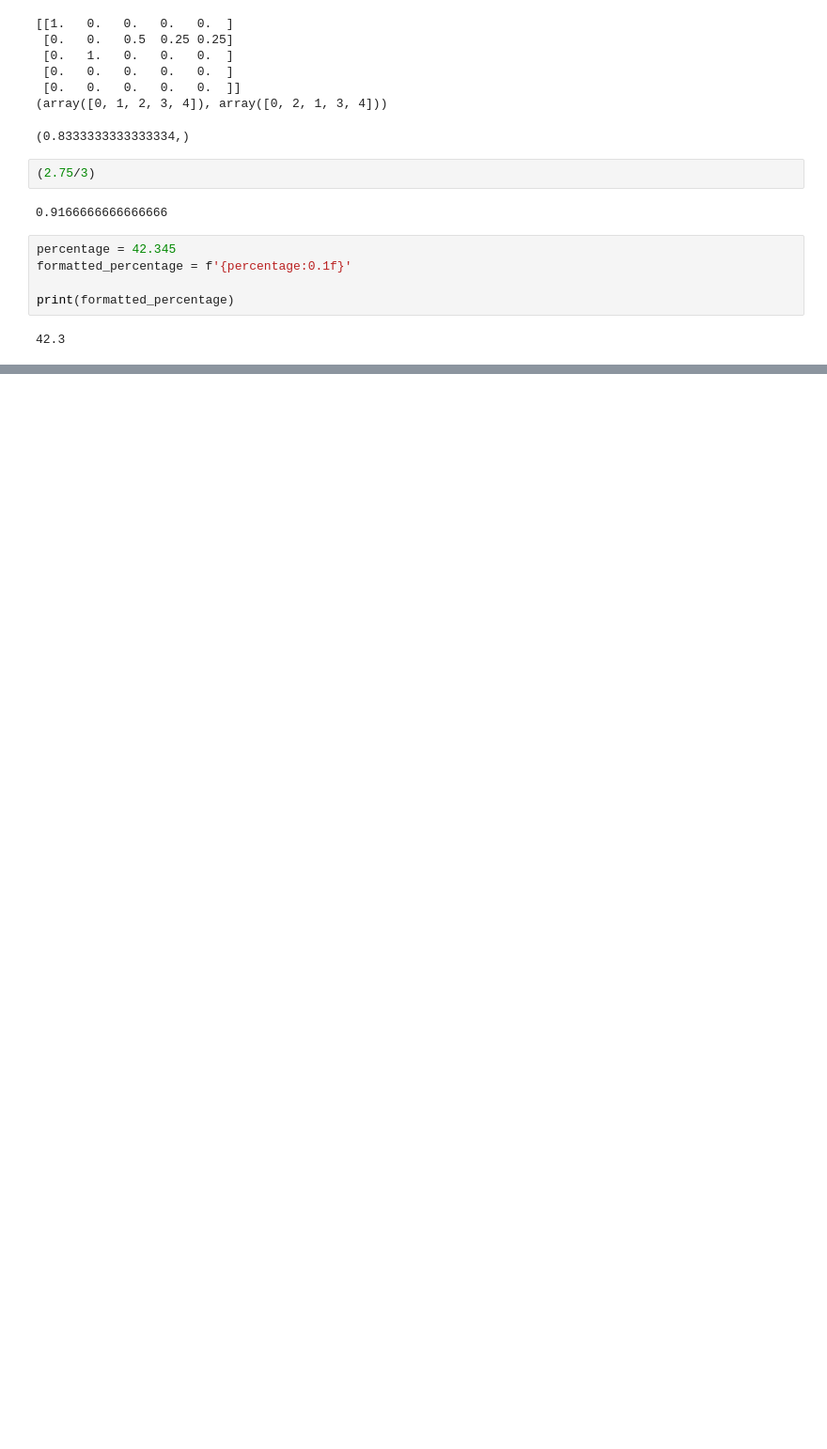
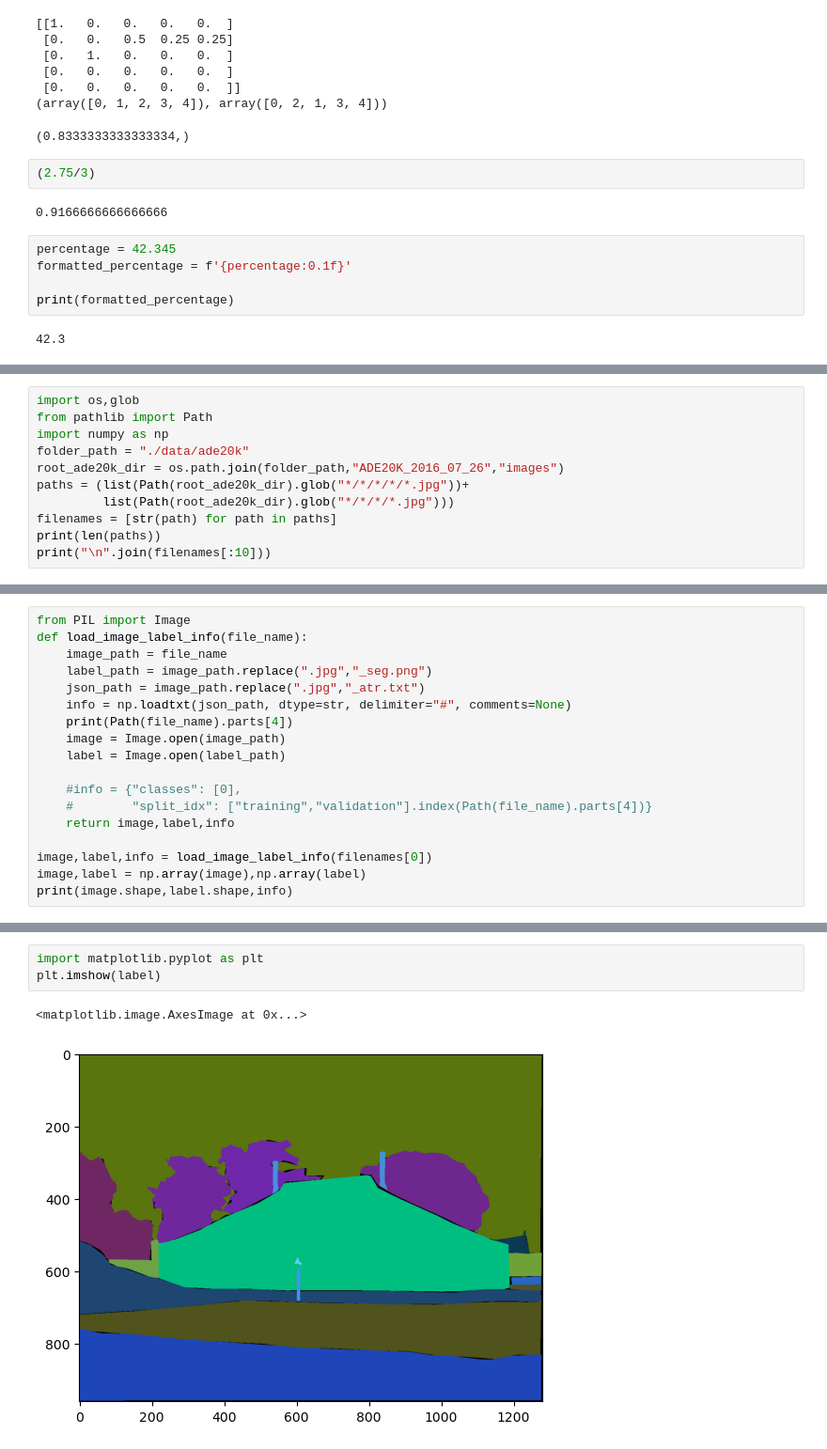
Before and after one commit to JakobLC/diffusion2, a Jupyter notebook: test_script.ipynb, the cells around one changed output, grey strips where cells are left out. Shown at 94% size. Saved outputs shown, nothing was run; the diff lists cells and outputs as text; blank space fills up the shorter version.

Commit message:
data complete

```diff
--- a/test_script.ipynb
+++ b/test_script.ipynb
@@ -307,0 +353,11 @@ True
+# %%
+import os,glob
+from pathlib import Path
+import numpy as np
+folder_path = "./data/ade20k"
+root_ade20k_dir = os.path.join(folder_path,"ADE20K_2016_07_26","images")
+paths = (list(Path(root_ade20k_dir).glob("*/*/*/*/*.jpg"))+
+         list(Path(root_ade20k_dir).glob("*/*/*/*.jpg")))
+filenames = [str(path) for path in paths]
+print(len(paths))
+print("\n".join(filenames[:10]))
@@ -307,0 +376,18 @@ True
+# %%
+from PIL import Image
+def load_image_label_info(file_name):
+    image_path = file_name
+    label_path = image_path.replace(".jpg","_seg.png")
+    json_path = image_path.replace(".jpg","_atr.txt")
+    info = np.loadtxt(json_path, dtype=str, delimiter="#", comments=None)
+    print(Path(file_name).parts[4])
+    image = Image.open(image_path)
+    label = Image.open(label_path)
+
+    #info = {"classes": [0],
+    #        "split_idx": ["training","validation"].index(Path(file_name).parts[4])}
+    return image,label,info
+
+image,label,info = load_image_label_info(filenames[0])
+image,label = np.array(image),np.array(label)
+print(image.shape,label.shape,info)
@@ -307,0 +414,6 @@ True
+# %%
+import matplotlib.pyplot as plt
+plt.imshow(label)
+# %% [output]
+<matplotlib.image.AxesImage at 0x...>
+[figure, added]
```
Also changed, not shown: parts of 11 cells of this notebook, 11 other files.
